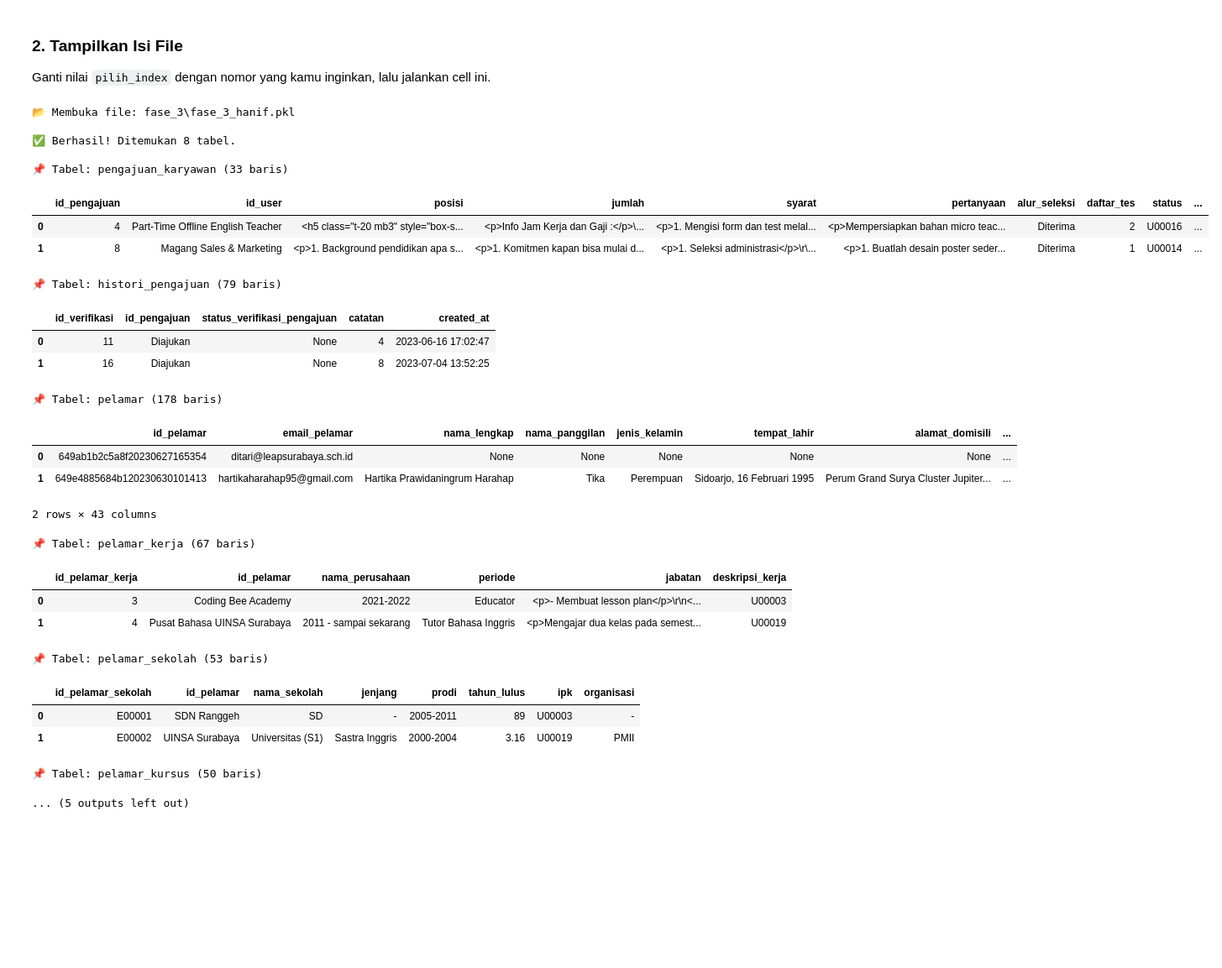
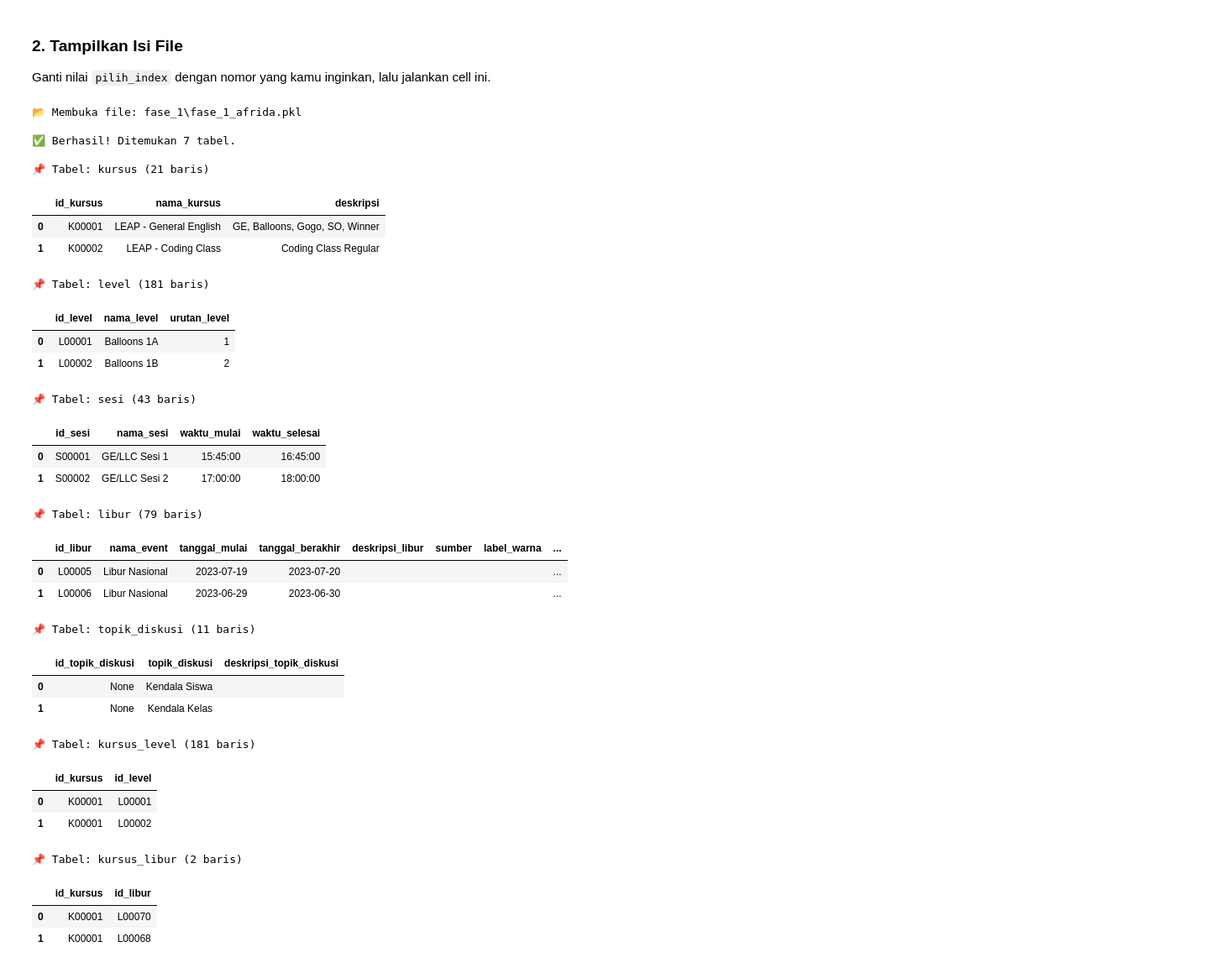
Before and after one commit to umamhaniff/DB_Migration_Leap, a Jupyter notebook: check_pickle.ipynb, the cells around one changed output. Shown at 84% size. Saved outputs shown, nothing was run; the diff lists cells and outputs as text; code cells hidden in the pictures; blank space fills up the shorter version.

Commit message:
fase 2 cimut done

```diff
--- a/check_pickle.ipynb
+++ b/check_pickle.ipynb
@@ -36,60 +35,65 @@ Ganti nilai `pilih_index` dengan nomor yang kamu inginkan, lalu jalankan cell in
 import pickle
 import pandas as pd
 
-pilih_index = 3  # <--- GANTI ANGKA INI SESUAI PILIHANMU
+pilih_index = 0  # <--- GANTI ANGKA INI SESUAI PILIHANMU
 
 if 'pickle_files' in locals() and 0 <= pilih_index < len(pickle_files):
     target_path = pickle_files[pilih_index]
     print(f"📂 Membuka file: {target_path}\n")
 
     try:
         with open(target_path, "rb") as f:
             data = pickle.load(f)
 
         if isinstance(data, dict):
             print(f"✅ Berhasil! Ditemukan {len(data)} tabel.\n")
             for table_name, df in data.items():
                 print(f"📌 Tabel: {table_name} ({len(df)} baris)")
                 if hasattr(df, 'head') and not df.empty:
                     display(df.head(2))
                 elif df.empty:
                     print("   ⚠️ Tabel ini kosong")
         else:
             print("Data bukan format dictionary, berikut isinya:")
             print(data)
 
     except NotImplementedError:
         print("❌ ERROR: File ini masih pakai tipe data 'StringDtype' yang bermasalah di Python 3.13.")
         print("💡 SOLUSI: Jalankan ulang script transformasinya dulu agar filenya diperbarui ke format aman.")
     except Exception as e:
         print(f"❌ Gagal membuka file: {e}")
 else:
     print("❌ Index tidak valid atau Cell 1 belum dijalankan!")
 # %% [output]
-📂 Membuka file: fase_3\fase_3_hanif.pkl
+📂 Membuka file: fase_1\fase_1_afrida.pkl
 
-✅ Berhasil! Ditemukan 8 tabel.
+✅ Berhasil! Ditemukan 7 tabel.
 
-📌 Tabel: pengajuan_karyawan (33 baris)
+📌 Tabel: kursus (21 baris)
-|  | id_pengajuan | id_user | posisi | jumlah | syarat | pertanyaan | alur_seleksi | daftar_tes | status | ... |
-| 0 | 4 | Part-Time Offline English Teacher | <h5 class="t-20 mb3" style="box-s... | <p>Info Jam Kerja dan Gaji :</p>\... | <p>1. Mengisi form dan test melal... | <p>Mempersiapkan bahan micro teac... | Diterima | 2 | U00016 | ... |
-| 1 | 8 | Magang Sales & Marketing | <p>1. Background pendidikan apa s... | <p>1. Komitmen kapan bisa mulai d... | <p>1. Seleksi administrasi</p>\r\... | <p>1. Buatlah desain poster seder... | Diterima | 1 | U00014 | ... |
+|  | id_kursus | nama_kursus | deskripsi |
+| 0 | K00001 | LEAP - General English | GE, Balloons, Gogo, SO, Winner |
+| 1 | K00002 | LEAP - Coding Class | Coding Class Regular |
-📌 Tabel: histori_pengajuan (79 baris)
+📌 Tabel: level (181 baris)
-|  | id_verifikasi | id_pengajuan | status_verifikasi_pengajuan | catatan | created_at |
-| 0 | 11 | Diajukan | None | 4 | 2023-06-16 17:02:47 |
-| 1 | 16 | Diajukan | None | 8 | 2023-07-04 13:52:25 |
+|  | id_level | nama_level | urutan_level |
+| 0 | L00001 | Balloons 1A | 1 |
+| 1 | L00002 | Balloons 1B | 2 |
-📌 Tabel: pelamar (178 baris)
+📌 Tabel: sesi (43 baris)
-|  | id_pelamar | email_pelamar | nama_lengkap | nama_panggilan | jenis_kelamin | tempat_lahir | alamat_domisili | ... |
-| 0 | 649ab1b2c5a8f20230627165354 | ditari@leapsurabaya.sch.id | None | None | None | None | None | ... |
-| 1 | 649e4885684b120230630101413 | hartikaharahap95@gmail.com | Hartika Prawidaningrum Harahap | Tika | Perempuan | Sidoarjo, 16 Februari 1995 | Perum Grand Surya Cluster Jupiter... | ... |
+|  | id_sesi | nama_sesi | waktu_mulai | waktu_selesai |
+| 0 | S00001 | GE/LLC Sesi 1 | 15:45:00 | 16:45:00 |
+| 1 | S00002 | GE/LLC Sesi 2 | 17:00:00 | 18:00:00 |
-2 rows × 43 columns
+📌 Tabel: libur (79 baris)
+|  | id_libur | nama_event | tanggal_mulai | tanggal_berakhir | deskripsi_libur | sumber | label_warna | ... |
+| 0 | L00005 | Libur Nasional | 2023-07-19 | 2023-07-20 |  |  |  | ... |
+| 1 | L00006 | Libur Nasional | 2023-06-29 | 2023-06-30 |  |  |  | ... |
-📌 Tabel: pelamar_kerja (67 baris)
+📌 Tabel: topik_diskusi (11 baris)
-|  | id_pelamar_kerja | id_pelamar | nama_perusahaan | periode | jabatan | deskripsi_kerja |
-| 0 | 3 | Coding Bee Academy | 2021-2022 | Educator | <p>- Membuat lesson plan</p>\r\n<... | U00003 |
-| 1 | 4 | Pusat Bahasa UINSA Surabaya | 2011 - sampai sekarang | Tutor Bahasa Inggris | <p>Mengajar dua kelas pada semest... | U00019 |
+|  | id_topik_diskusi | topik_diskusi | deskripsi_topik_diskusi |
+| 0 | None | Kendala Siswa |  |
+| 1 | None | Kendala Kelas |  |
-📌 Tabel: pelamar_sekolah (53 baris)
+📌 Tabel: kursus_level (181 baris)
-|  | id_pelamar_sekolah | id_pelamar | nama_sekolah | jenjang | prodi | tahun_lulus | ipk | organisasi |
-| 0 | E00001 | SDN Ranggeh | SD | - | 2005-2011 | 89 | U00003 | - |
-| 1 | E00002 | UINSA Surabaya | Universitas (S1) | Sastra Inggris | 2000-2004 | 3.16 | U00019 | PMII |
+|  | id_kursus | id_level |
+| 0 | K00001 | L00001 |
+| 1 | K00001 | L00002 |
-📌 Tabel: pelamar_kursus (50 baris)
+📌 Tabel: kursus_libur (2 baris)
-... (5 outputs left out)
+|  | id_kursus | id_libur |
+| 0 | K00001 | L00070 |
+| 1 | K00001 | L00068 |
```
Also changed, not shown: parts of 1 cell of this notebook, 4 other files.
